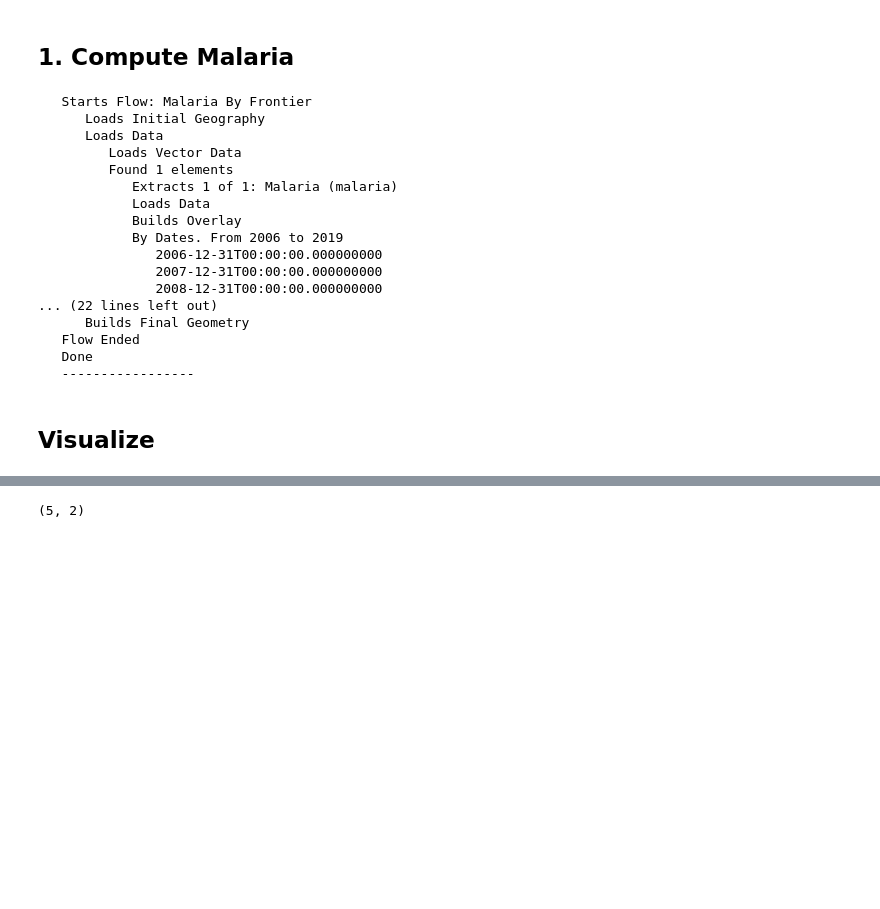
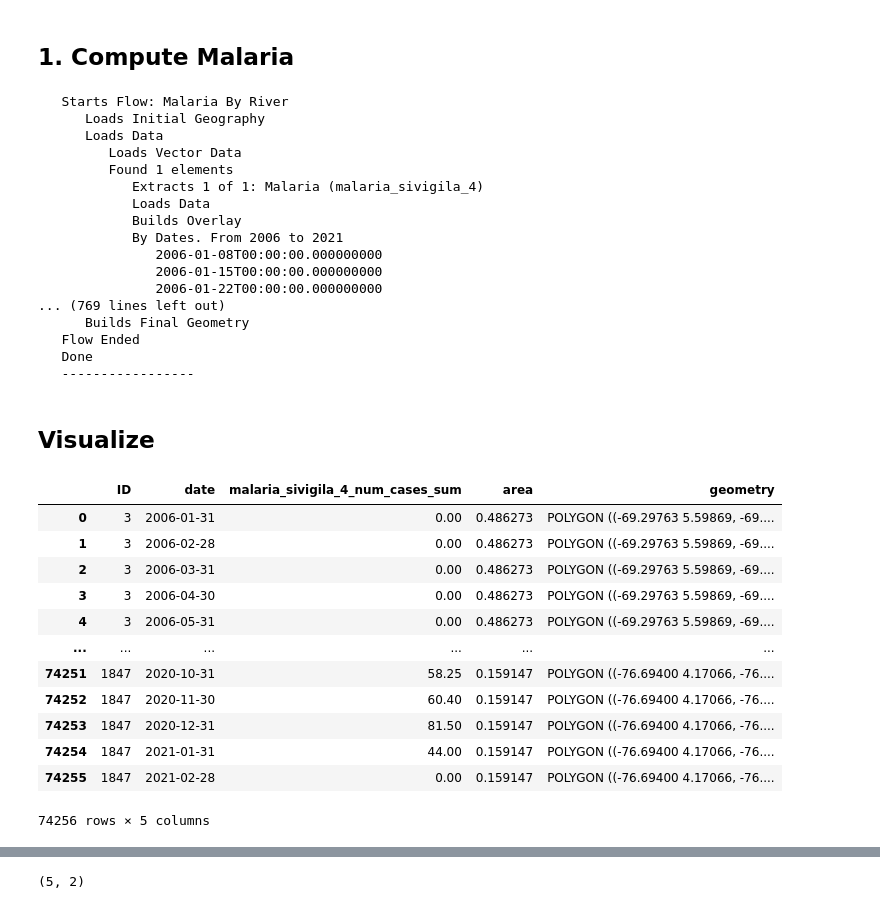
Before and after one commit to Data-Lama/pathogen_study_regions_generator, a Jupyter notebook: results/Rivers.ipynb, the cells around one changed output, grey strips where cells are left out. Saved outputs shown, nothing was run; the diff lists cells and outputs as text; code cells hidden in the pictures; blank space fills up the shorter version.

```diff
--- a/results/Rivers.ipynb
+++ b/results/Rivers.ipynb
@@ -52,34 +53,50 @@ pd.set_option('display.max_rows', 100)
 ## 1. Compute Malaria
 # %%
 
-included_sources = [Malaria]
+included_sources = [MalariaSivigila4]
 included_matrix_sources = []
 
-flow = CustomFlow(ID = 'malaria_by_frontier',
-                    name = "Malaria By Frontier",
-                    time_resolution = YEAR,
-                    geography = ColombianFrontiers(),
+flow = CustomFlow(ID = 'malaria_by_river',
+                    name = "Malaria By River",
+                    time_resolution = MONTH,
+                    geography = ColombianRivers(),
                     vector_data_sources=included_sources,
                     matrix_data_sources=included_matrix_sources)
 
 flow.run()
 # %% [output]
-   Starts Flow: Malaria By Frontier
+   Starts Flow: Malaria By River
       Loads Initial Geography
       Loads Data
          Loads Vector Data
          Found 1 elements
-            Extracts 1 of 1: Malaria (malaria)
+            Extracts 1 of 1: Malaria (malaria_sivigila_4)
             Loads Data
             Builds Overlay
-            By Dates. From 2006 to 2019
-               2006-12-31T00:00:00.000000000
-               2007-12-31T00:00:00.000000000
-               2008-12-31T00:00:00.000000000
-... (22 lines left out)
+            By Dates. From 2006 to 2021
+               2006-01-08T00:00:00.000000000
+               2006-01-15T00:00:00.000000000
+               2006-01-22T00:00:00.000000000
+... (769 lines left out)
       Builds Final Geometry
    Flow Ended
    Done
    -----------------
 # %% [markdown]
 ## Visualize
+# %%
+df
+# %% [output]
+|  | ID | date | malaria_sivigila_4_num_cases_sum | area | geometry |
+| 0 | 3 | 2006-01-31 | 0.00 | 0.486273 | POLYGON ((-69.29763 5.59869, -69.... |
+| 1 | 3 | 2006-02-28 | 0.00 | 0.486273 | POLYGON ((-69.29763 5.59869, -69.... |
+| 2 | 3 | 2006-03-31 | 0.00 | 0.486273 | POLYGON ((-69.29763 5.59869, -69.... |
+| 3 | 3 | 2006-04-30 | 0.00 | 0.486273 | POLYGON ((-69.29763 5.59869, -69.... |
+| 4 | 3 | 2006-05-31 | 0.00 | 0.486273 | POLYGON ((-69.29763 5.59869, -69.... |
+| ... | ... | ... | ... | ... | ... |
+| 74251 | 1847 | 2020-10-31 | 58.25 | 0.159147 | POLYGON ((-76.69400 4.17066, -76.... |
+| 74252 | 1847 | 2020-11-30 | 60.40 | 0.159147 | POLYGON ((-76.69400 4.17066, -76.... |
+| 74253 | 1847 | 2020-12-31 | 81.50 | 0.159147 | POLYGON ((-76.69400 4.17066, -76.... |
+| 74254 | 1847 | 2021-01-31 | 44.00 | 0.159147 | POLYGON ((-76.69400 4.17066, -76.... |
+| 74255 | 1847 | 2021-02-28 | 0.00 | 0.159147 | POLYGON ((-76.69400 4.17066, -76.... |
+74256 rows × 5 columns
```
Also changed, not shown: parts of 6 cells of this notebook, 2 other files.
